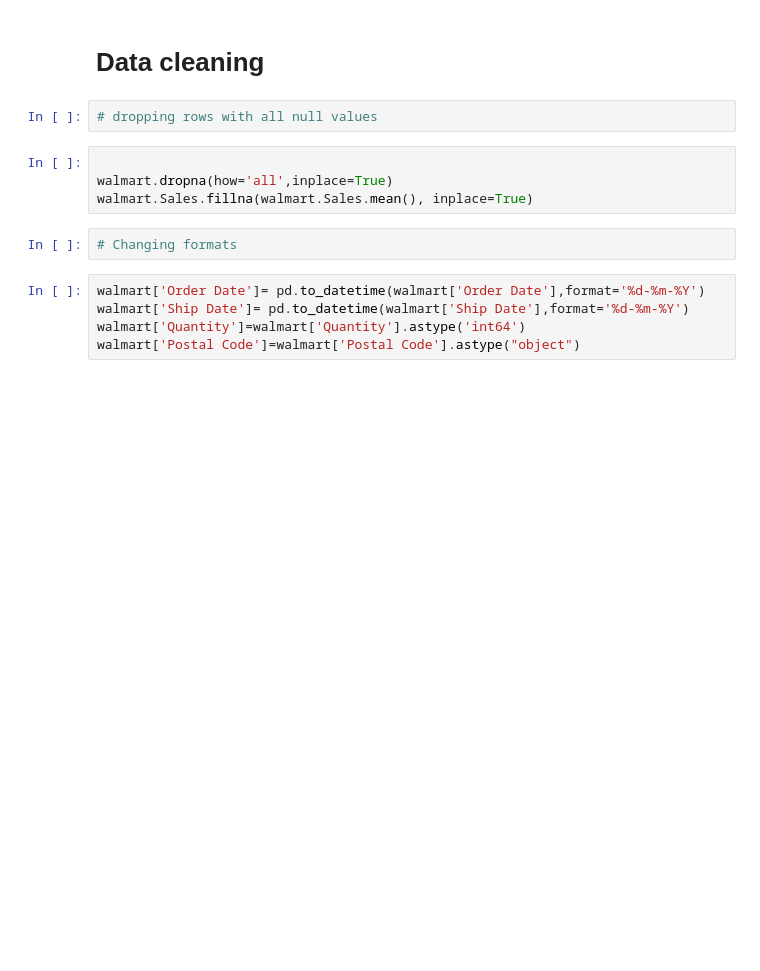
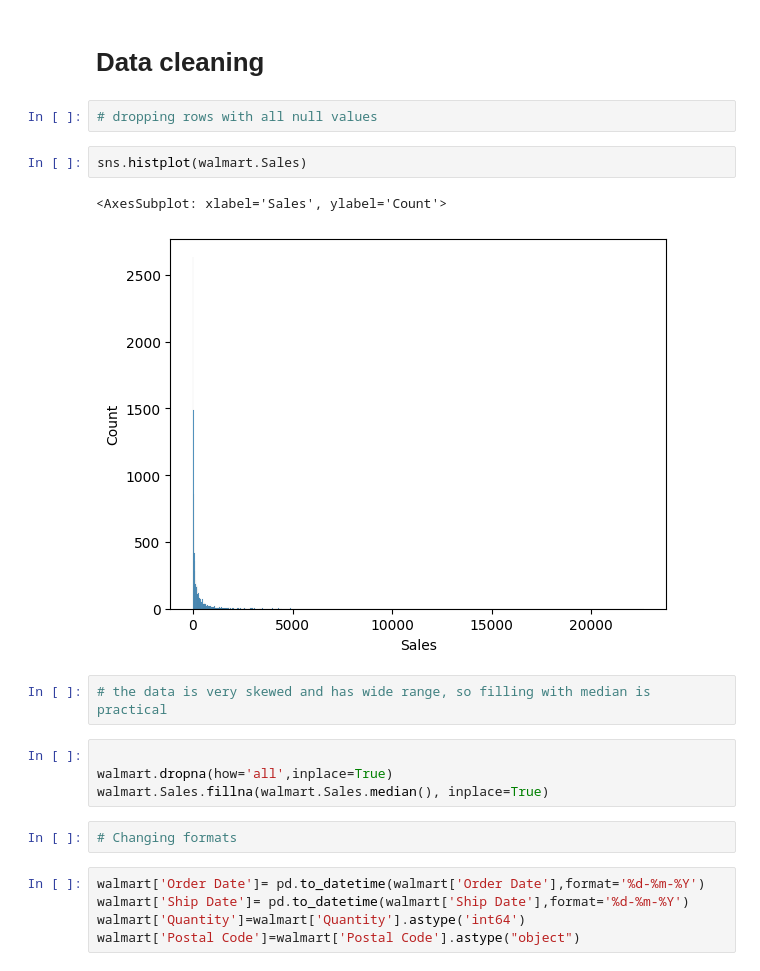
Before and after one commit to Ateet2179/Data_Science_and_analytics, a Jupyter notebook: WALMART ANALYSIS/walmart analysis.ipynb, the cells around one changed output. Drawn from its saved outputs; the diff is of its cells as text; blank space fills up the shorter version.

```diff
--- a/WALMART ANALYSIS/walmart analysis.ipynb
+++ b/WALMART ANALYSIS/walmart analysis.ipynb
@@ -90,10 +91,17 @@ dtype: int64
 # Data cleaning
 # %%
 # dropping rows with all null values
+# %%
+sns.histplot(walmart.Sales)
+# %% [output]
+<AxesSubplot: xlabel='Sales', ylabel='Count'>
+[figure, added]
+# %%
+# the data is very skewed and has wide range, so filling with median is practical
 # %%
 
 walmart.dropna(how='all',inplace=True)
-walmart.Sales.fillna(walmart.Sales.mean(), inplace=True)
+walmart.Sales.fillna(walmart.Sales.median(), inplace=True)
 # %%
 # Changing formats
 # %%
```
Also changed, not shown: parts of 10 cells of this notebook, 2 other files.
